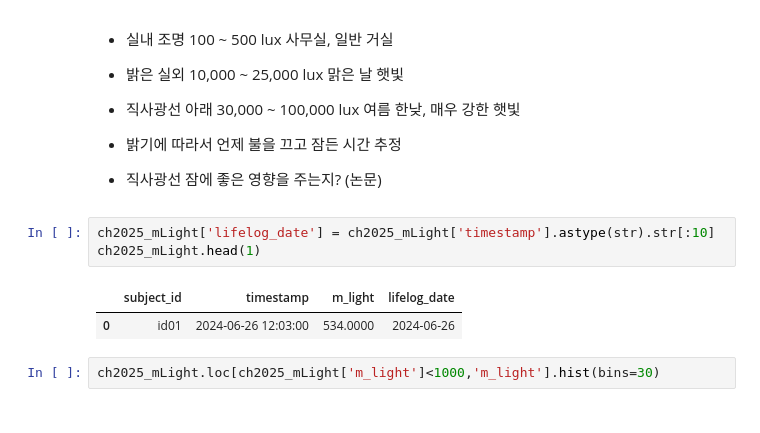
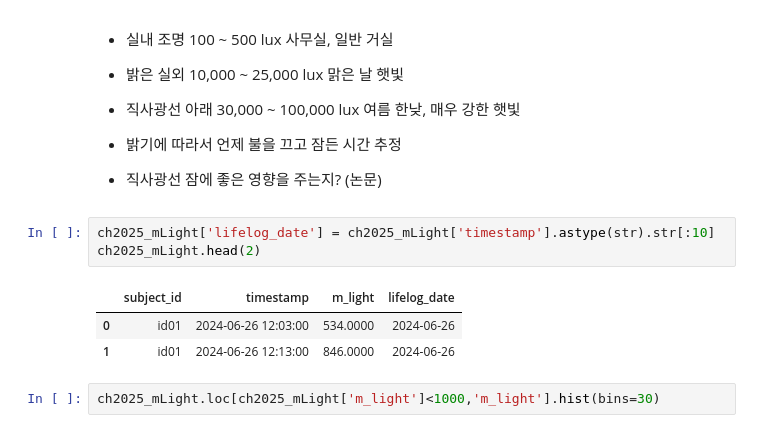
Before and after one commit to jacobgreen4477/Construction-Equipment-Oil-Condition-Classification-AI-Competition, a Jupyter notebook: ETRI_v1_0_0.ipynb, the cells around one changed output. Drawn from its saved outputs; the diff is of its cells as text.

```diff
--- a/ETRI_v1_0_0.ipynb
+++ b/ETRI_v1_0_0.ipynb
@@ -812,10 +816,11 @@ ch2025_mGps2.head()
 - 직사광선 잠에 좋은 영향을 주는지? (논문)
 # %%
 ch2025_mLight['lifelog_date'] = ch2025_mLight['timestamp'].astype(str).str[:10]
-ch2025_mLight.head(1)
+ch2025_mLight.head(2)
 # %% [output]
 |  | subject_id | timestamp | m_light | lifelog_date |
 | 0 | id01 | 2024-06-26 12:03:00 | 534.0000 | 2024-06-26 |
+| 1 | id01 | 2024-06-26 12:13:00 | 846.0000 | 2024-06-26 |
 # %%
 ch2025_mLight.loc[ch2025_mLight['m_light']<1000,'m_light'].hist(bins=30)
 # %% [output]
```
Also changed, not shown: parts of 6 cells of this notebook.
